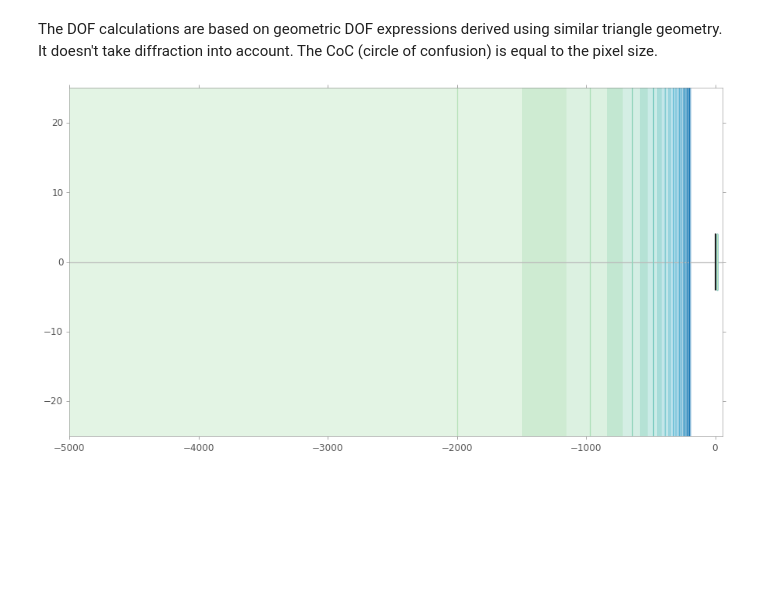
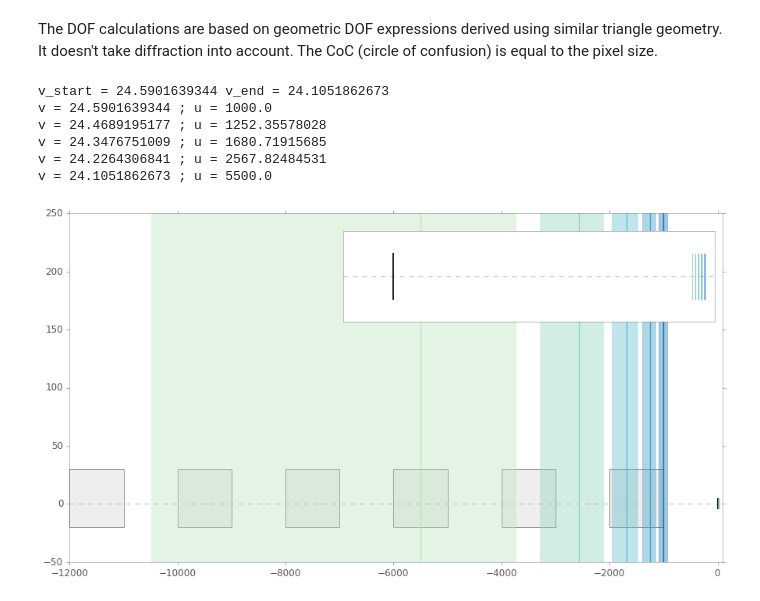
Before and after one commit to indranilsinharoy/phd-artifacts, a Jupyter notebook: chapters/chapter03_geometricmodel/code/PoSFcompare_rigidcam_scheimpflug.ipynb, the cells around one changed output. Drawn from its saved outputs; the diff is of its cells as text; code cells hidden in the pictures; blank space fills up the shorter version.

```diff
--- a/chapters/chapter03_geometricmodel/code/PoSFcompare_rigidcam_scheimpflug.ipynb
+++ b/chapters/chapter03_geometricmodel/code/PoSFcompare_rigidcam_scheimpflug.ipynb
@@ -86,7 +104,8 @@ zodash = 31.57894736842105 #30    # Lens to image plane distance
 f = 15         # Focal length
 fnum = 2.5     # Aperture
 pixel_size = 0.00178  # pixel size (used as Circle of confusion for DOF)
-coc = 1/30
+coc = 1/50
+print('coc = ', coc)
 
 # for perfect imaging at u = 1000
 print(gou.gaussian_lens_formula(u=1000, v=None, f=f))
@@ -115,11 +135,14 @@ cols = ['#0080FF', '#F52080', '#00CC60', '#B96F20', '#1f77b4',
         '#EAC910', '#38A7D0', '#f34060', '#40d370', '#CE8f31',
         '#2166AC', '#B2182B', '#32b135', '#814D16', '#606060']
 
+# CHANGE FOCAL LENGTH
+f = 24.
+
 ymin, ymax = -150, 25
 #ymin, ymax = -150, 150
 uo = gou.gaussian_lens_formula(u=None, v=zodash, f=f).u
 print('uo =', uo)
-ax.set_xlim(-1000, zodash + 10)
+ax.set_xlim(-500, zodash + 10)
 ax.set_ylim(ymin, ymax)
 ax.axhline(color='#BBBBBB',)
 
@@ -129,13 +152,14 @@ x, y = get_points(0, zodash, -10, 10)
 ax.plot(x, y, color='#222222', lw=2,)
 
 # Draw lens plane
-alpha = np.linspace(-38, 0, 15)
+alpha = np.linspace(-35, 0, 15)
 for i, each in enumerate(alpha):
     x, y = get_points(each, 0, ymin, ymax-5)
     ax.plot(x, y, color=cols[i], alpha=0.8)
 # Draw object plane
 for i, each in enumerate(alpha):
     zo = get_zo(f, zodash, each)
+    #print('zo = ', zo)
     angleY = beta(f, zo, each)
     x, y = get_points(angleY, zo, ymin, ymax-5)
     ax.plot(x, y, color=cols[i], alpha=0.8)
@@ -226,47 +272,77 @@ plt.show()
 # %% [markdown]
 The DOF calculations are based on geometric DOF expressions derived using similar triangle geometry. It doesn't take diffraction into account. The CoC (circle of confusion) is equal to the pixel size.
 # %%
-u_start = 200
-u_end = 2000
+num = 5
+
+u_start = 1000
+u_end = 5500
+
 v_start = gou.gaussian_lens_formula(u=u_start, v=None, f=f).v
 v_end = gou.gaussian_lens_formula(u=u_end, v=None, f=f).v
 
+print('v_start =', v_start, 'v_end =', v_end)
+
 fig, ax = plt.subplots(1, 1, figsize=(15, 8))
-ymin, ymax = -25, 25
-ax.set_xlim(-5000, 60)
+ymin, ymax = -50, 250
+ax.set_xlim(-12000, 100)
 ax.set_ylim(ymin, ymax)
-ax.axhline(color='#BBBBBB',)
-
-num = 10
+ax.axhline(color='#BBBBBB', lw=1.0, linestyle='dashed')   # optical axis
 
 #ccmap = plt.cm.plasma
 #cindex = np.linspace(0, ccmap.N-40, num)
 ccmap = plt.cm.GnBu_r
 cindex = np.linspace(40, ccmap.N-80, num)
 cols = [ccmap(int(i)) for i in cindex]
 
 # draw lens plane
 x, y = get_points(0, 0, -4, 4)
 ax.plot(x, y, color='#222222', lw=2,)
 
 for i, v in enumerate(np.linspace(v_start, v_end, num)):
     u = gou.gaussian_lens_formula(u=None, v=v, f=f).u
+    #print('v =', v, '; u =', u)
     df, dn = geo_depth_of_field_limits(u, f, coc, fnum)
     # Draw image plane
     x, y = get_points(angleY=0, xo=v, ymin=-4, ymax=4)
     ax.plot(x, y, color=cols[i], alpha=1)
     # Draw the object plane
     x, y = get_points(angleY=0, xo=-u, ymin=ymin, ymax=ymax)
     ax.plot(x, y, color=cols[i], alpha=1)
     # Draw DOF region
     # far
     xf, yf = get_points(angleY=0, xo=-df, ymin=ymin, ymax=ymax)
     # near
     xn, yn = get_points(angleY=0, xo=-dn, ymin=ymin, ymax=ymax)
     # fill
-    ax.fill_between(x=[xf[0], xn[0]], y1=ymin, y2=ymax, facecolor=cols[i], edgecolor='none', alpha=0.4)
+    ax.fill_between(x=[xf[0], xn[0]], y1=ymin, y2=ymax, facecolor=cols[i], edgecolor='none', alpha=0.4, zorder=2)
+#
+draw_objects(ax,
+             locations=((-2000, -20), (-4000, -20), (-6000, -20), (-8000, -20), (-10000, -20), (-12000, -20),),
+             sizes=((1000, 50), (1000, 50), (1000, 50), (1000, 50), (1000, 50), (1000, 50),) )
 
+# add inset figure to show zoomed in version of the lens and sensor configuration
+iax = fig.add_axes([0.45,0.66,0.44,0.2], frameon=True, axisbg='white')
+iax.set_xlim(10, 25)
+inset_ymin, inset_ymax = -8, 8
+iax.set_ylim(inset_ymin, inset_ymax)
+iax.axhline(color='#BBBBBB', lw=1.0, linestyle='dashed')   # optical axis
+# lens plane
+x, y = get_points(0, 12, -4, 4)
+iax.plot(x, y, color='#222222', lw=2,)
+# Draw image plane
+for i, v in enumerate(np.linspace(v_start, v_end, num)):
+    x, y = get_points(angleY=0, xo=v, ymin=-4, ymax=4)
+    iax.plot(x, y, color=cols[i], alpha=1)
+# remove ticks
+iax.set_xticks([])
+iax.set_yticks([])
 
 plt.show()
 # %% [output]
+v_start = 24.5901639344 v_end = 24.1051862673
+v = 24.5901639344 ; u = 1000.0
+v = 24.4689195177 ; u = 1252.35578028
+v = 24.3476751009 ; u = 1680.71915685
+v = 24.2264306841 ; u = 2567.82484531
+v = 24.1051862673 ; u = 5500.0
-[figure, old version]
+[figure, new version]
```
Also changed, not shown: parts of 6 cells of this notebook.
